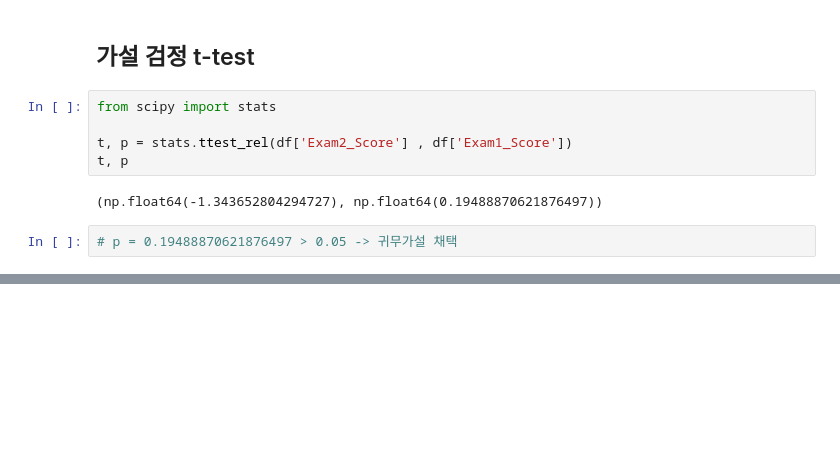
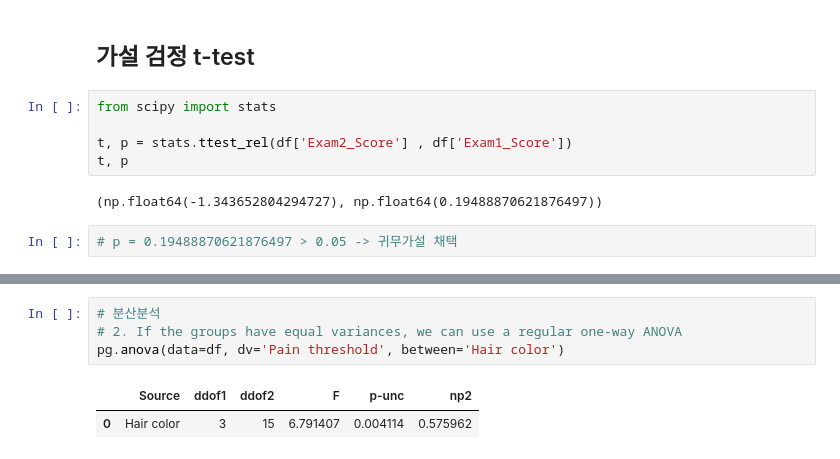
Before and after one commit to dsleslie/iMDGBA, a Jupyter notebook: 03_statistics/02_241008.ipynb, the cells around one changed output, grey strips where cells are left out. Drawn from its saved outputs; the diff is of its cells as text; blank space fills up the shorter version.

```diff
--- a/03_statistics/02_241008.ipynb
+++ b/03_statistics/02_241008.ipynb
@@ -83,0 +138,7 @@ t, p
+# %%
+# 분산분석
+# 2. If the groups have equal variances, we can use a regular one-way ANOVA
+pg.anova(data=df, dv='Pain threshold', between='Hair color')
+# %% [output]
+|  | Source | ddof1 | ddof2 | F | p-unc | np2 |
+| 0 | Hair color | 3 | 15 | 6.791407 | 0.004114 | 0.575962 |
```
Also changed, not shown: parts of 11 cells of this notebook.
